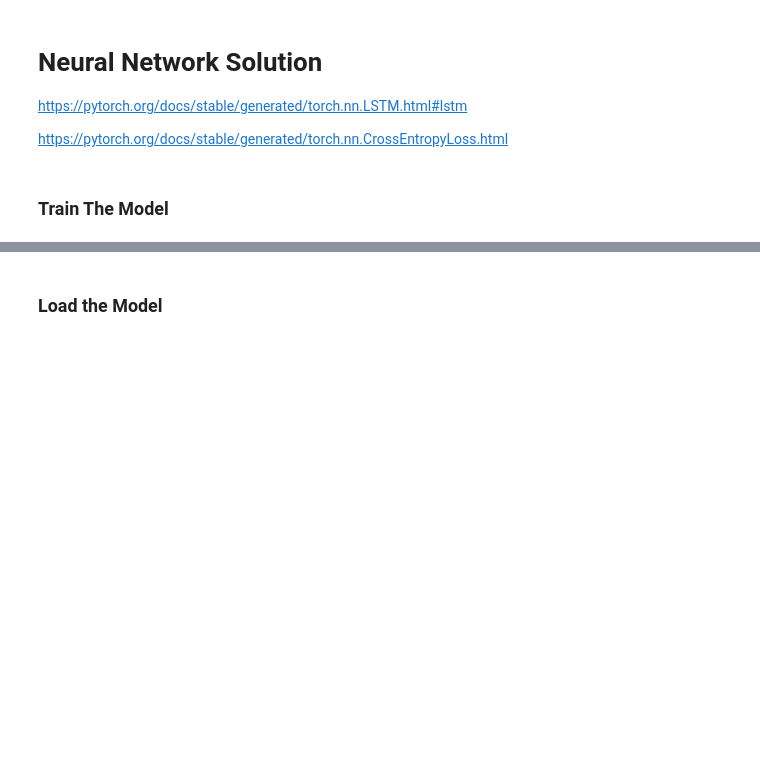
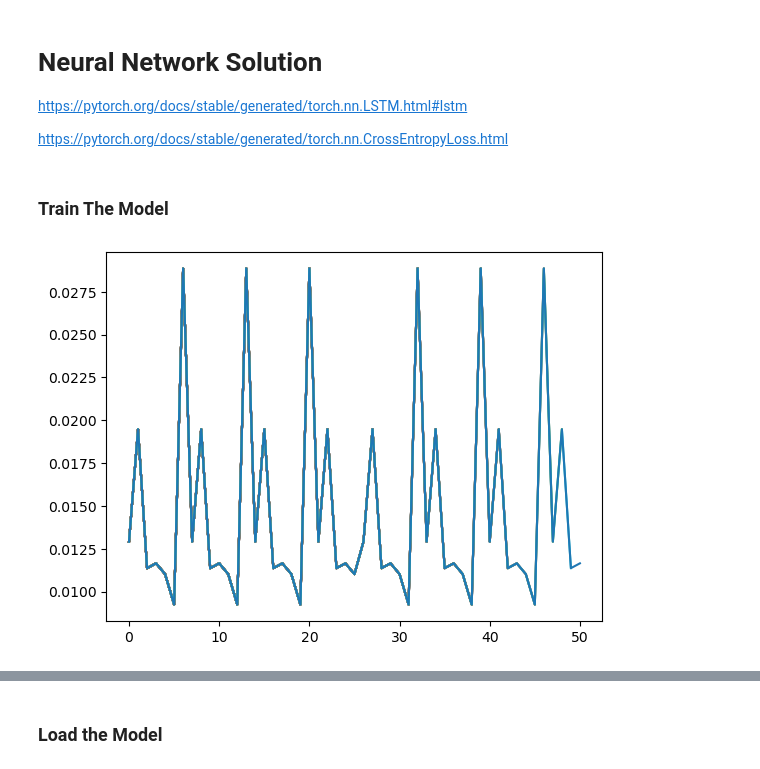
Before and after one commit to erencan-02/thesis-preliminary-tasks, a Jupyter notebook: Task 2/Task_2.ipynb, the cells around one changed output, grey strips where cells are left out. Drawn from its saved outputs; the diff is of its cells as text; code cells hidden in the pictures; blank space fills up the shorter version.

Commit message:
added plot of loss

```diff
--- a/Task 2/Task_2.ipynb
+++ b/Task 2/Task_2.ipynb
@@ -157,38 +160,47 @@ optimizer = torch.optim.SGD(model.parameters(), lr=lr, momentum=0.9)
 # %% [markdown]
 ### Train The Model
 # %%
+losses = []
+
 # Iterate through number of epochs and determine next step
 for epoch in range(num_epochs):
     try:
         for i, (inputs, labels) in enumerate(train_loader):
 
             # (sequence_length: L, batch_size: N, input_size: H_in)
             inputs = inputs.to(device)
             inputs = inputs.reshape(sequence_length, batch_size, input_size)
             target = labels.to(device)
 
             # outputs: (sequence_length: L, batch_size: N, hidden_size: H_out)
             outputs = model(inputs.float())
 
             loss = criterion(outputs, target.long())
 
             # Backward pass and optimization
             optimizer.zero_grad()
             loss.backward()
             optimizer.step()
 
             # print loss
             print (f"Epoch [{epoch+1}/{num_epochs}], Step [{i+1}/{train_data.shape[0]//(batch_size*sequence_length)}], Loss: {loss:.4f}")
 
-            # Save the model here, in case of interruption or if I'm bored cause my cpu too slow
-            # Save every [save_steps] steps
-            if i % save_steps == 0:
-                torch.save(model.state_dict(), MODEL_PATH)
-                print("Model saved at", MODEL_PATH)
+            # Plot the loss
+            losses.append(loss.item())
+            pl.plot(losses, 'b')
+            display.clear_output(wait=True)
+            display.display(pl.gcf())
+
+        # Save the model here, in case of interruption or if I'm bored cause my cpu too slow
+        # Save every [save_steps] steps
+        torch.save(model.state_dict(), MODEL_PATH)
+        print("Model saved at", MODEL_PATH)
+
     except:
         continue
 
 
 
 print("Training finished")
 # %% [output]
+[figure, added]
```
Also changed, not shown: parts of 2 cells of this notebook.
